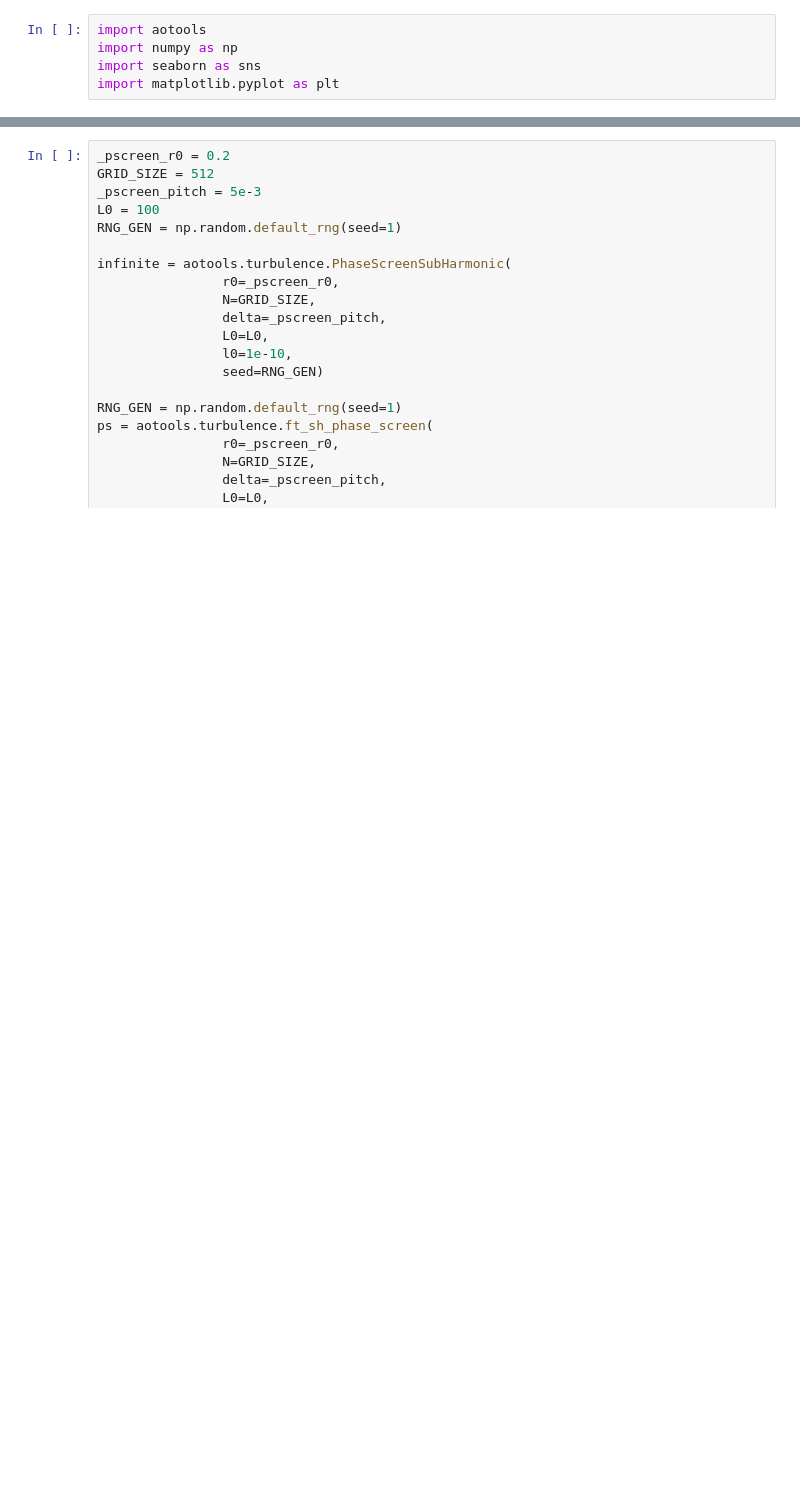
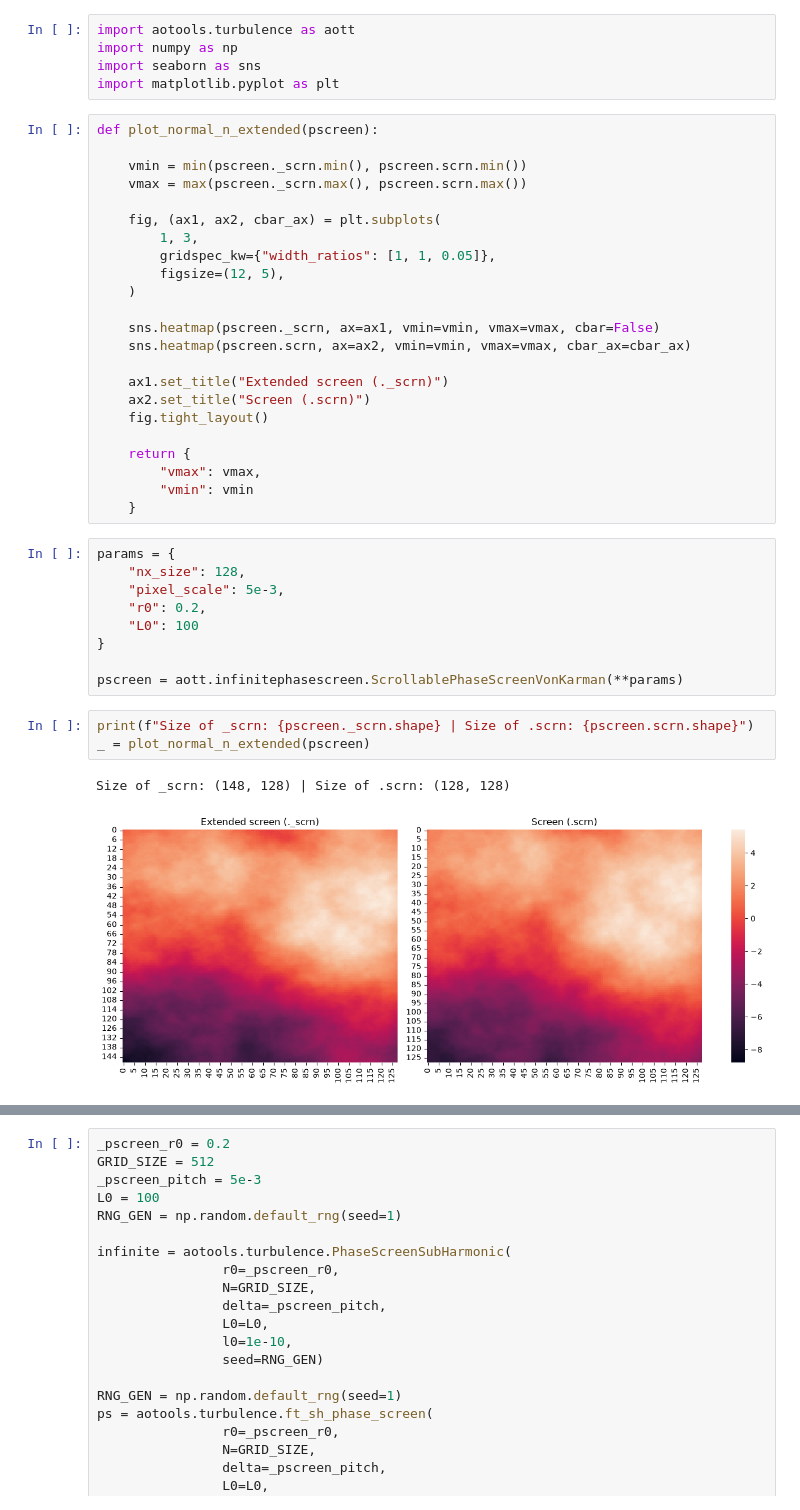
Before and after one commit to SirCrocker/aotools, a Jupyter notebook: testing.ipynb, the cells around one changed output, grey strips where cells are left out. Drawn from its saved outputs; the diff is of its cells as text; blank space fills up the shorter version.

Commit message:
First attempt at creating infinite scrolling screen with no minimum shift distance (not working)

```diff
--- a/testing.ipynb
+++ b/testing.ipynb
@@ -1,5 +1,43 @@
 # %%
-import aotools
+import aotools.turbulence as aott
 import numpy as np
 import seaborn as sns
 import matplotlib.pyplot as plt
+# %%
+def plot_normal_n_extended(pscreen):
+
+    vmin = min(pscreen._scrn.min(), pscreen.scrn.min())
+    vmax = max(pscreen._scrn.max(), pscreen.scrn.max())
+
+    fig, (ax1, ax2, cbar_ax) = plt.subplots(
+        1, 3,
+        gridspec_kw={"width_ratios": [1, 1, 0.05]},
+        figsize=(12, 5),
+    )
+
+    sns.heatmap(pscreen._scrn, ax=ax1, vmin=vmin, vmax=vmax, cbar=False)
+    sns.heatmap(pscreen.scrn, ax=ax2, vmin=vmin, vmax=vmax, cbar_ax=cbar_ax)
+
+    ax1.set_title("Extended screen (._scrn)")
+    ax2.set_title("Screen (.scrn)")
+    fig.tight_layout()
+
+    return {
+        "vmax": vmax,
+        "vmin": vmin
+    }
+# %%
+params = {
+    "nx_size": 128,
+    "pixel_scale": 5e-3,
+    "r0": 0.2,
+    "L0": 100
+}
+
+pscreen = aott.infinitephasescreen.ScrollablePhaseScreenVonKarman(**params)
+# %%
+print(f"Size of _scrn: {pscreen._scrn.shape} | Size of .scrn: {pscreen.scrn.shape}")
+_ = plot_normal_n_extended(pscreen)
+# %% [output]
+Size of _scrn: (148, 128) | Size of .scrn: (128, 128)
+[figure, added]
```
Also changed, not shown: parts of 9 cells of this notebook, 1 other file.
